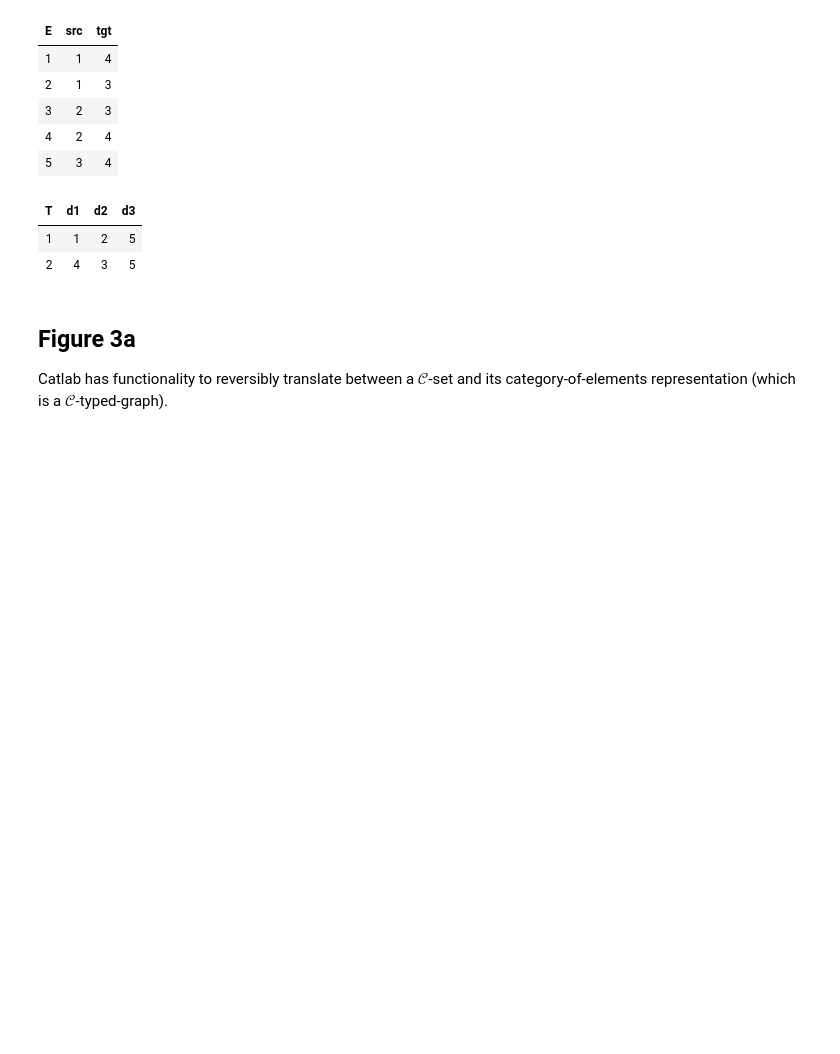
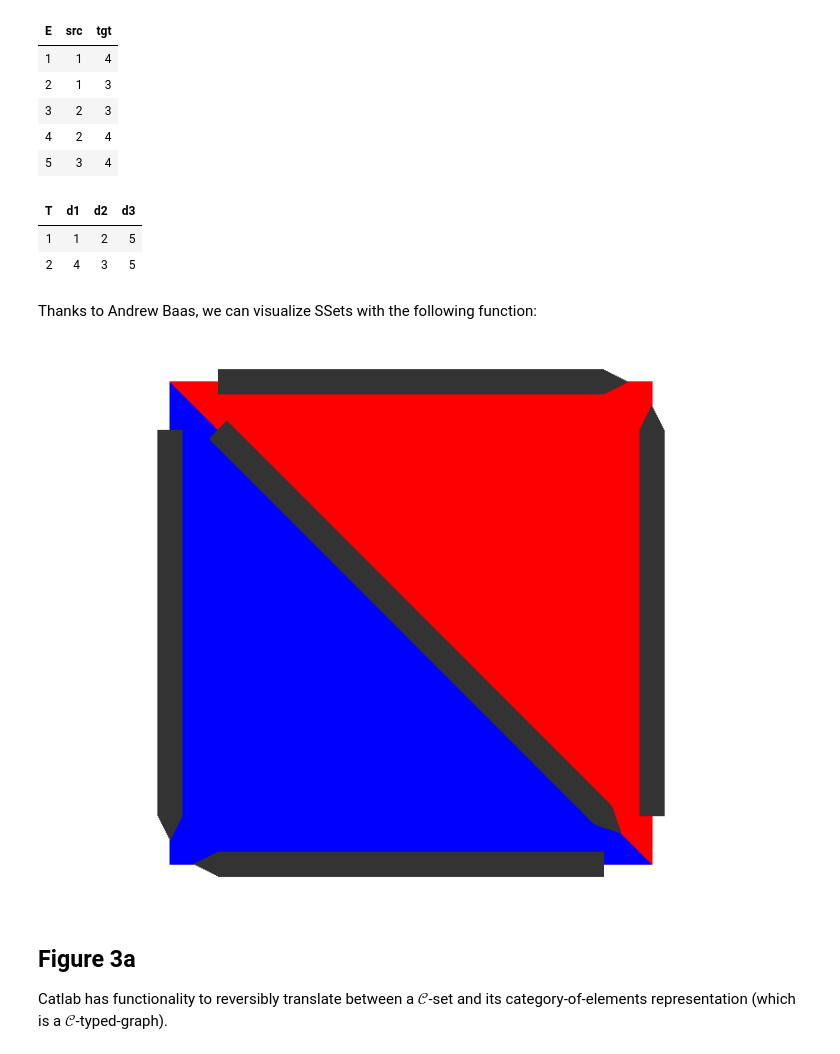
Before and after one commit to kris-brown/Catlab.jl, a Jupyter notebook: Computational_Category_Theoretic_Rewriting.ipynb, the cells around one changed output. Saved outputs shown, nothing was run; the diff lists cells and outputs as text; code cells hidden in the pictures; blank space fills up the shorter version.

Commit message:
more graphics in notebook

```diff
--- a/Computational_Category_Theoretic_Rewriting.ipynb
+++ b/Computational_Category_Theoretic_Rewriting.ipynb
@@ -55,6 +59,63 @@ SSet with elements V = 1:4, E = 1:5, T = 1:2
 | T | d1 | d2 | d3 |
 | 1 | 1 | 2 | 5 |
 | 2 | 4 | 3 | 5 |
+# %% [markdown]
+Thanks to Andrew Baas, we can visualize SSets with the following function:
+# %%
+function plot_sset(ss::SSet, points::Vector,
+                   tri_colors::Vector=[:blue,:red,:green, :purple])
+    # Validate inputs
+    lengthscale=0.8
+    dim = length(points[1])
+    length(points) == nparts(ss,:V) || error("# of points")
+    if dim == 2
+        points = [(p1,p2,0.) for (p1,p2) in points]
+    elseif dim != 3
+        error("dim $dim")
+    end
+    tri_colors = tri_colors[1:nparts(ss, :T)]
+
+    # Convert SSet to EmbeddedDeltaSet2D
+    s = EmbeddedDeltaSet2D{Bool, Point{3, Float64}}()
+
+    edge_colors = [:black for _ in nparts(ss, :E)]
+    add_vertices!(s, length(points), point=points)
+    for (src, tgt) in zip(ss[:src], ss[:tgt])
+        get_edge!(s, src, tgt)
+    end
+
+    for t in parts(ss,:T)
+    glue_sorted_triangle!(s, ss[t,[:d1,:src]],
+                             ss[t,[:d3,:src]],
+                             ss[t, [:d1,:tgt]])
+    end
+
+    # Split mesh into component triangles
+  m = GeometryBasics.Mesh(s)
+  x = faces(m)
+  m_points = m.position[vcat([[t[1],t[2],t[3]] for t in x]...)]
+  m_faces = TriangleFace{Int}[[((t-1) * 3) .+ (1,2,3) for t in  1:length(x)]...]
+  new_m = GeometryBasics.Mesh(Point{3, Float64}[m_points...], m_faces)
+  fig, ax, ob =  if ntriangles(s) == 0
+    fig, ax, ob = arrows((s[s[:∂v0], :point] * (0.5 + lengthscale / 2) .+ s[s[:∂v1], :point] * (0.5 - lengthscale / 2)) , (s[s[:∂v1], :point] .- s[s[:∂v0], :point]), lengthscale=lengthscale, arrowsize=0.05, shininess=0.0,
+          color=edge_colors, diffuse=[0.0,0.0,0.0])
+  else
+    fig, ax, ob = mesh(new_m, color=vcat([[v,v,v] for v in tri_colors]...))
+    arrows!((s[s[:∂v0], :point] * (0.5 + lengthscale / 2) .+ s[s[:∂v1], :point] * (0.5 - lengthscale / 2)) , (s[s[:∂v1], :point] .- s[s[:∂v0], :point]), lengthscale=lengthscale, arrowsize=0.05, shininess=0.0,
+          color=edge_colors, diffuse=[0.0,0.0,0.0])
+    fig, ax, ob
+  end
+  if dim == 2
+  hidespines!(ax)
+  hidedecorations!(ax)
+  ax.aspect = AxisAspect(1.0) # Remove this line if 3D embedding
+    end
+  fig
+end
+quad_coords = [(0.,0.),(1.,1.),(1.,0.),(0.,1.)]
+plot_sset(quadrangle, quad_coords)
+# %% [output]
+[figure, added]
 # %% [markdown]
 ## Figure 3a
 Catlab has functionality to reversibly translate between a $\mathcal{C}$-set and its category-of-elements representation (which is a $\mathcal{C}$-typed-graph).
```
Also changed, not shown: parts of 19 cells of this notebook.
